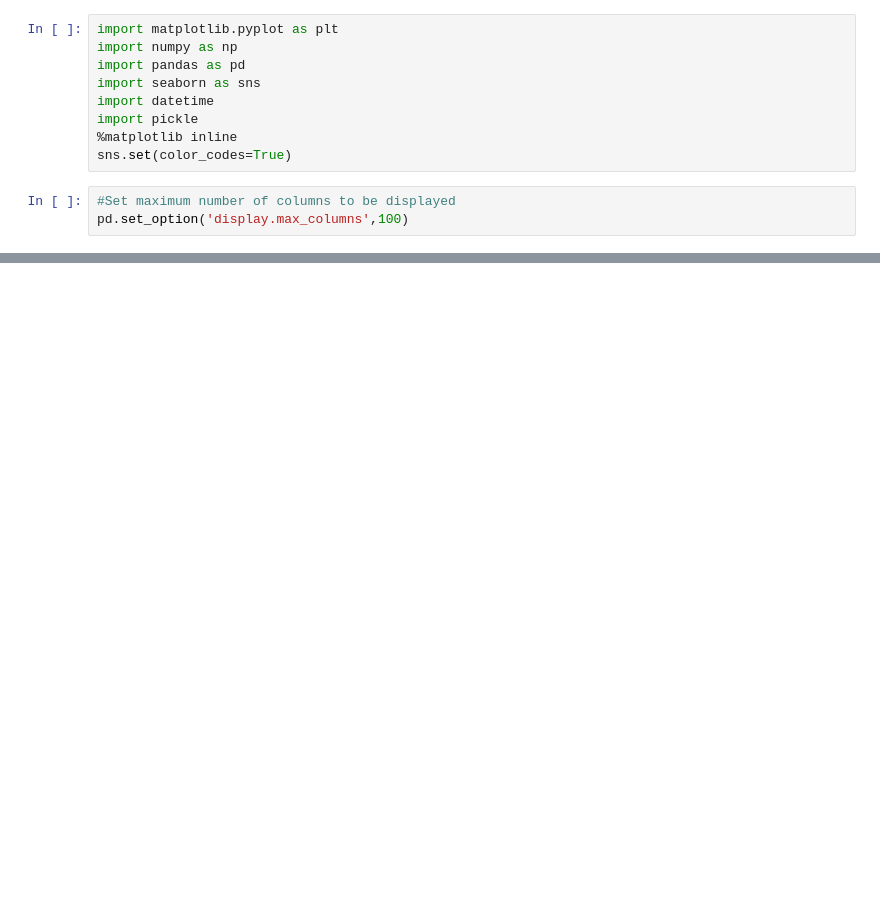
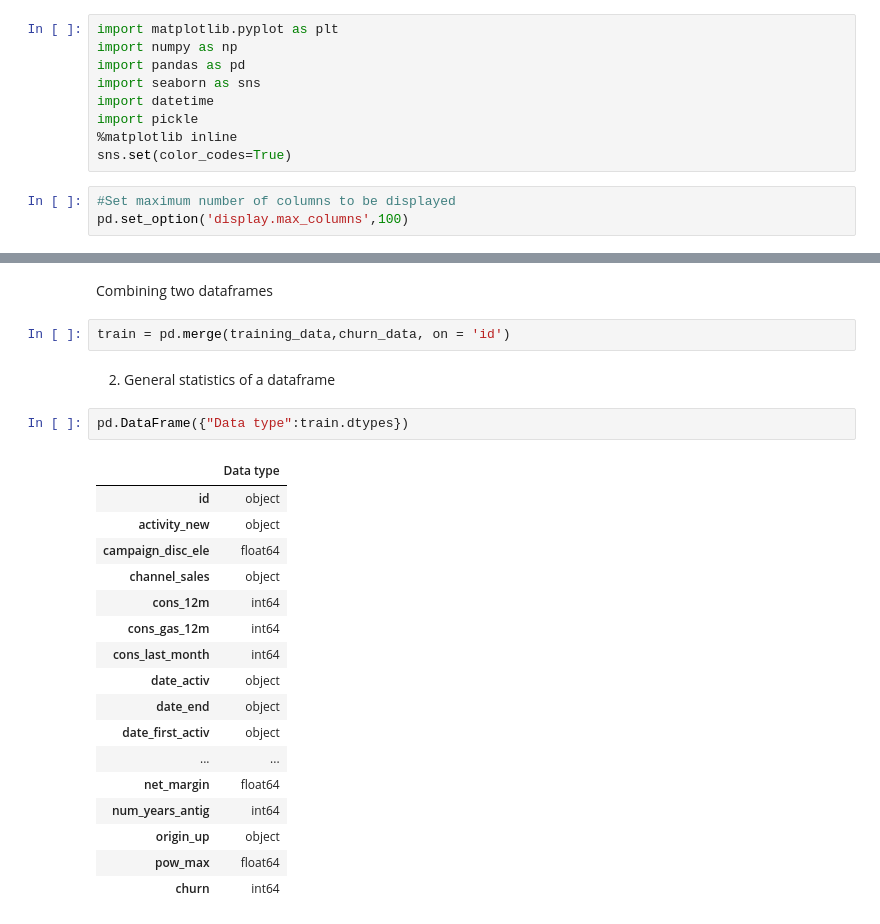
Before and after one commit to Daisyshi84/BCG_Gamma, a Jupyter notebook: BCG_GAMMA.ipynb, the cells around one changed output, grey strips where cells are left out. Saved outputs shown, nothing was run; the diff lists cells and outputs as text; blank space fills up the shorter version.

```diff
--- a/BCG_GAMMA.ipynb
+++ b/BCG_GAMMA.ipynb
@@ -29,0 +51,26 @@ history_data.head()
+# %% [markdown]
+Combining two dataframes
+# %%
+train = pd.merge(training_data,churn_data, on = 'id')
+# %% [markdown]
+2. General statistics of a dataframe
+# %%
+pd.DataFrame({"Data type":train.dtypes})
+# %% [output]
+|  | Data type |
+| id | object |
+| activity_new | object |
+| campaign_disc_ele | float64 |
+| channel_sales | object |
+| cons_12m | int64 |
+| cons_gas_12m | int64 |
+| cons_last_month | int64 |
+| date_activ | object |
+| date_end | object |
+| date_first_activ | object |
+| ... | ... |
+| net_margin | float64 |
+| num_years_antig | int64 |
+| origin_up | object |
+| pow_max | float64 |
+| churn | int64 |
```
Also changed, not shown: parts of 7 cells of this notebook.
